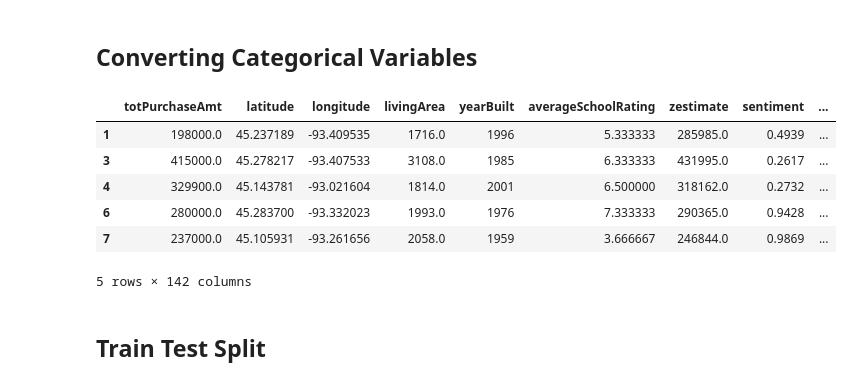
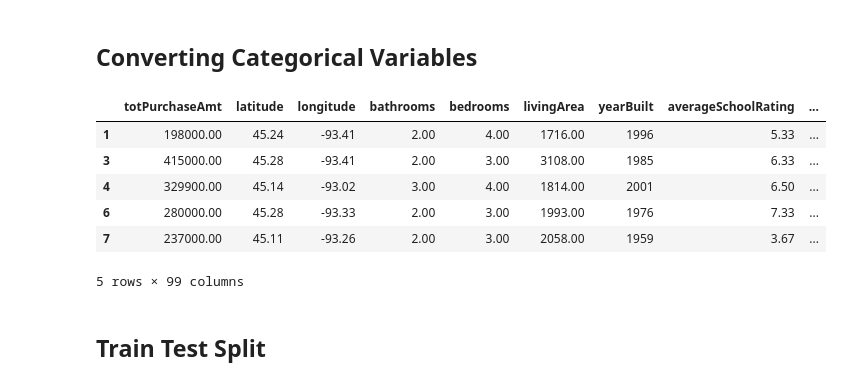
Before and after one commit to ChampBoy/INET4061Project, a Jupyter notebook: Model.ipynb, the cells around one changed output. Cells and saved outputs as stored; diff of their text form; code cells hidden in the pictures.

```diff
--- a/Model.ipynb
+++ b/Model.ipynb
@@ -33,19 +38,19 @@ len(df)
 # %%
 grouped = df.groupby('zip')
-df = grouped.filter(lambda x: x['zip'].count() > 70)
+df = grouped.filter(lambda x: x['zip'].count() > 100)
 # %% [markdown]
 ## Converting Categorical Variables
 # %%
-df = pd.get_dummies(data=df, columns=["bathrooms", "bedrooms", "zip"])
+df = pd.get_dummies(data=df, columns=["zip"]) #"bathrooms", "bedrooms",
 df.head()
 # %% [output]
-|  | totPurchaseAmt | latitude | longitude | livingArea | yearBuilt | averageSchoolRating | zestimate | sentiment | ... |
-| 1 | 198000.0 | 45.237189 | -93.409535 | 1716.0 | 1996 | 5.333333 | 285985.0 | 0.4939 | ... |
-| 3 | 415000.0 | 45.278217 | -93.407533 | 3108.0 | 1985 | 6.333333 | 431995.0 | 0.2617 | ... |
-| 4 | 329900.0 | 45.143781 | -93.021604 | 1814.0 | 2001 | 6.500000 | 318162.0 | 0.2732 | ... |
-| 6 | 280000.0 | 45.283700 | -93.332023 | 1993.0 | 1976 | 7.333333 | 290365.0 | 0.9428 | ... |
-| 7 | 237000.0 | 45.105931 | -93.261656 | 2058.0 | 1959 | 3.666667 | 246844.0 | 0.9869 | ... |
+|  | totPurchaseAmt | latitude | longitude | bathrooms | bedrooms | livingArea | yearBuilt | averageSchoolRating | ... |
+| 1 | 198000.00 | 45.24 | -93.41 | 2.00 | 4.00 | 1716.00 | 1996 | 5.33 | ... |
+| 3 | 415000.00 | 45.28 | -93.41 | 2.00 | 3.00 | 3108.00 | 1985 | 6.33 | ... |
+| 4 | 329900.00 | 45.14 | -93.02 | 3.00 | 4.00 | 1814.00 | 2001 | 6.50 | ... |
+| 6 | 280000.00 | 45.28 | -93.33 | 2.00 | 3.00 | 1993.00 | 1976 | 7.33 | ... |
+| 7 | 237000.00 | 45.11 | -93.26 | 2.00 | 3.00 | 2058.00 | 1959 | 3.67 | ... |
-5 rows × 142 columns
+5 rows × 99 columns
 # %% [markdown]
 ## Train Test Split
 # %%
```
Also changed, not shown: parts of 16 cells of this notebook.
